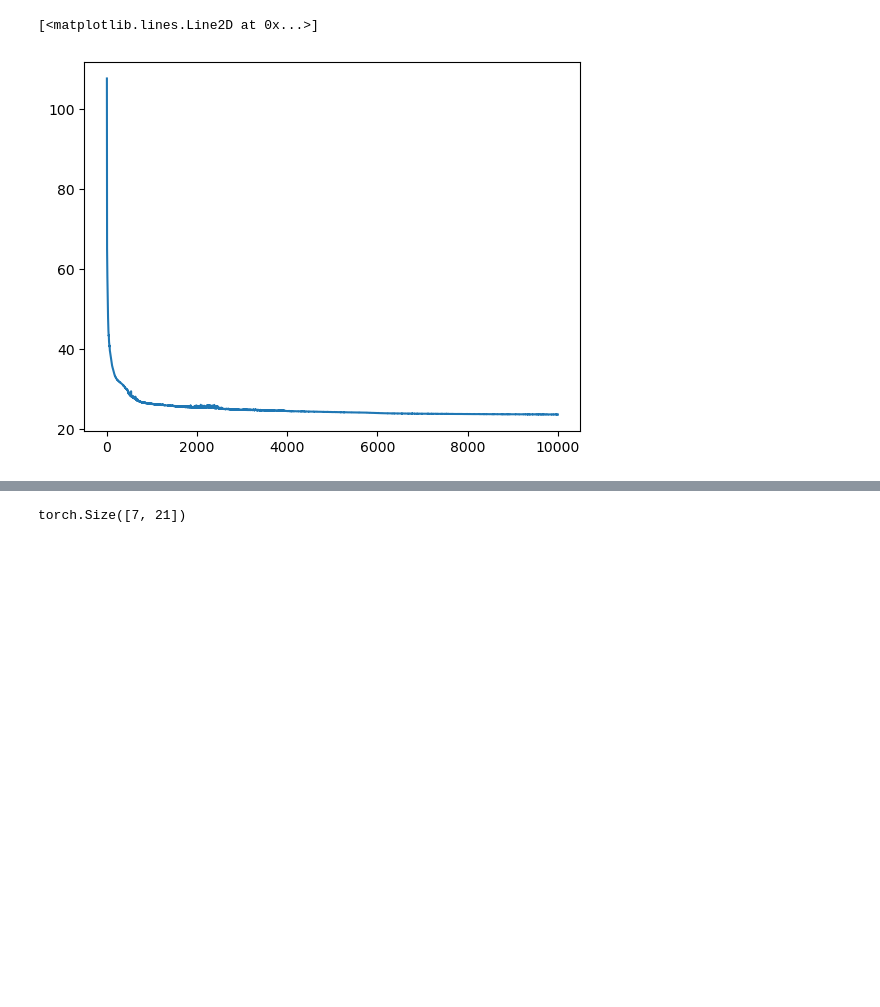
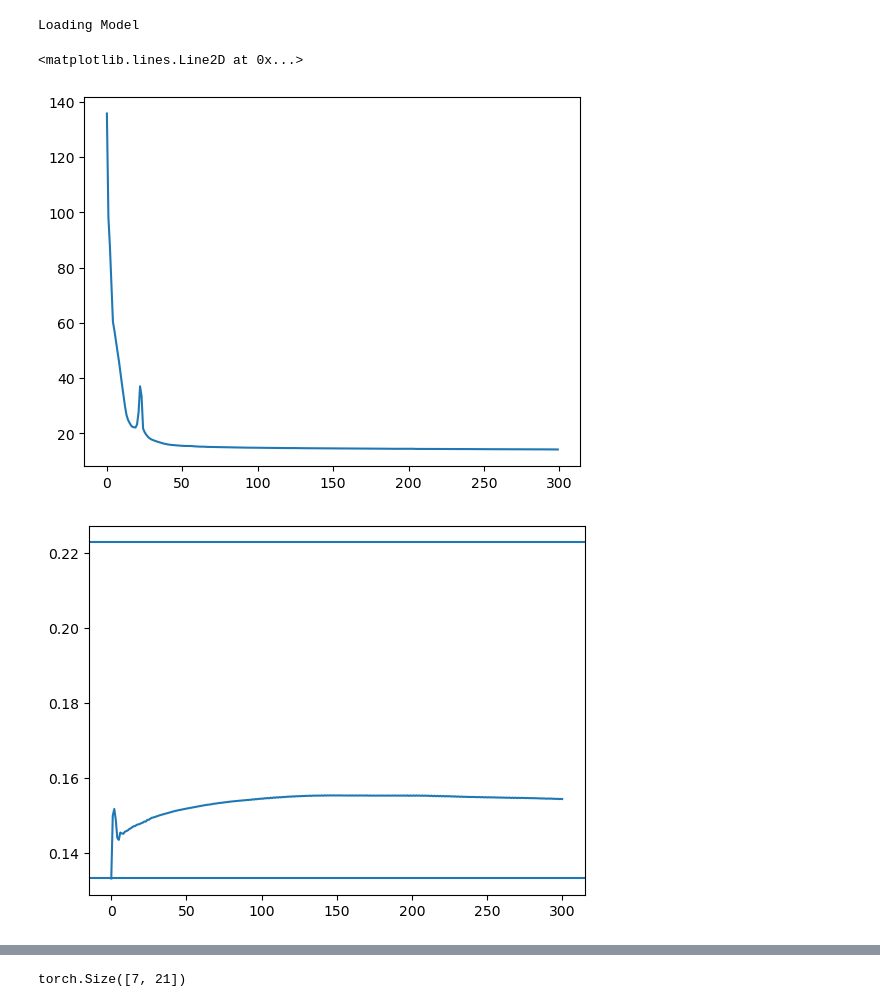
Before and after one commit to deGravity/hybridbrep, a Jupyter notebook: notebooks/gradient_optimization.ipynb, the cells around one changed output, grey strips where cells are left out. Drawn from its saved outputs; the diff is of its cells as text; code cells hidden in the pictures; blank space fills up the shorter version.

Commit message:
Figures redone with new models.

```diff
--- a/notebooks/gradient_optimization.ipynb
+++ b/notebooks/gradient_optimization.ipynb
@@ -11,7 +11,13 @@ import meshplot as mp
 from chamferdist import ChamferDistance
 # %%
 repbrep_path = '../../'
-model_checkpoint_path = '../../training_logs/reconstruction/old_no_loops/version_0/checkpoints/epoch=38-val_loss=0.002679.ckpt'
+#model_checkpoint_path = '../../training_logs/reconstruction/old_no_loops/version_0/checkpoints/epoch=38-val_loss=0.002679.ckpt'
+
+print('Loading Model')
+ckpt_path = '/home/ben/Documents/research/repbrep/training_logs/reconstruction/new_with_edges/version_1/checkpoints/epoch=183-val_loss=0.002646.ckpt'
+ckpt = torch.load(ckpt_path)
+model = GeneralConvEncDec(64, 1024, 4)
+model.load_state_dict(ckpt['state_dict'])
 
 cube_path = os.path.join(repbrep_path, 'datasets', 'cubes', 'cube.x_t')
 angled_cube_path = os.path.join(repbrep_path, 'datasets', 'cubes', 'angled_cube.x_t')
@@ -29,12 +35,13 @@ holybox2_path = os.path.join(repbrep_path, 'datasets', 'holybox', 'holey_box_ang
 source_part_path = holybox1_path
 target_part_path = holybox2_path
 
-weighted = True
-num_iters = 10000
+weighted = False#True
+num_iters = 300
 reproject = False
 
 sampler = SamplePoints(6*1000)
 
+source_part_bak = HPart(source_part_path, normalize=True).data
 source_part = HPart(source_part_path, normalize=True).data
 target_part = HPart(target_part_path, normalize=False).data
 target_part_normalized = HPart(target_part_path, normalize=True).data
@@ -45,55 +52,65 @@ target_data = TGData(pos=target_V,face=target_F)
 sampler(target_data)
 target_pc = target_data.pos
 
-checkpoint = torch.load(model_checkpoint_path)
+#checkpoint = torch.load(model_checkpoint_path)
 
-model = BRepFaceAutoencoder(64, 1024,4, False)
-model.load_state_dict(checkpoint['state_dict'])
+#model = BRepFaceAutoencoder(64, 1024,4, False)
+#model.load_state_dict(checkpoint['state_dict'])
 
 n_faces = len(source_part.faces)
 N = 50
 line = torch.linspace(-0.1,1.1,N)
 grid = torch.cartesian_prod(line, line)
 grids = grid.repeat(n_faces,1)
-indices = torch.arange(n_faces).repeat_interleave(N*N, dim=0)
+grids = grids.reshape((n_faces,-1,2))
+#indices = torch.arange(n_faces).repeat_interleave(N*N, dim=0)
 
 model = model.cuda()
 grids = grids.cuda()
-indices = indices.cuda()
+#indices = indices.cuda()
 target = target_pc.unsqueeze(0).float().cuda()
 source_part = source_part.cuda()
 
 source_part.faces.requires_grad = True
 source_part.edges.requires_grad = True
 source_part.vertices.requires_grad = True
 
 opt = torch.optim.SGD(
     [
         source_part.faces,
         source_part.edges,
         source_part.vertices
     ],
     lr=0.00075,
     momentum=0.3
 )
 
 losses = []
 predictions = []
 chamferDist = WeightedChamferDistance(sharpness=2) if weighted else ChamferDistance()
 
+radii = []
+for iter in tqdm(range(num_iters)):
+    radii.append(source_part.faces[0,17].detach().item())
 
-for iter in tqdm(range(num_iters)):
     opt.zero_grad()
-    pred = model(source_part, grids, indices)
+    _, pred = model(source_part, grids)#, indices)
     pred_xyz = pred[:,:3].unsqueeze(0).float()
     pred_m = pred[:,3].unsqueeze(0).float()
     loss = chamferDist(pred.unsqueeze(0).float(), target) if weighted else chamferDist(pred_xyz, target) + chamferDist(target, pred_xyz)
     loss.backward()
     opt.step()
     losses.append(loss.detach().item())
     predictions.append((pred_xyz.detach().cpu().numpy(), pred_m.detach().cpu().numpy()))
+radii.append(source_part.faces[0,17].detach().item())
 
 plt.plot(losses)
+plt.figure()
+plt.plot(radii)
+plt.axhline(y=source_part_bak.faces[0,17])
+plt.axhline(y=target_part_normalized.faces[0,17])
 # %% [output]
-[<matplotlib.lines.Line2D at 0x...>]
+Loading Model
+<matplotlib.lines.Line2D at 0x...>
-[figure, old version]
+[figure, new version]
+[figure, added]
```
Also changed, not shown: parts of 13 cells of this notebook, 7 other files.
